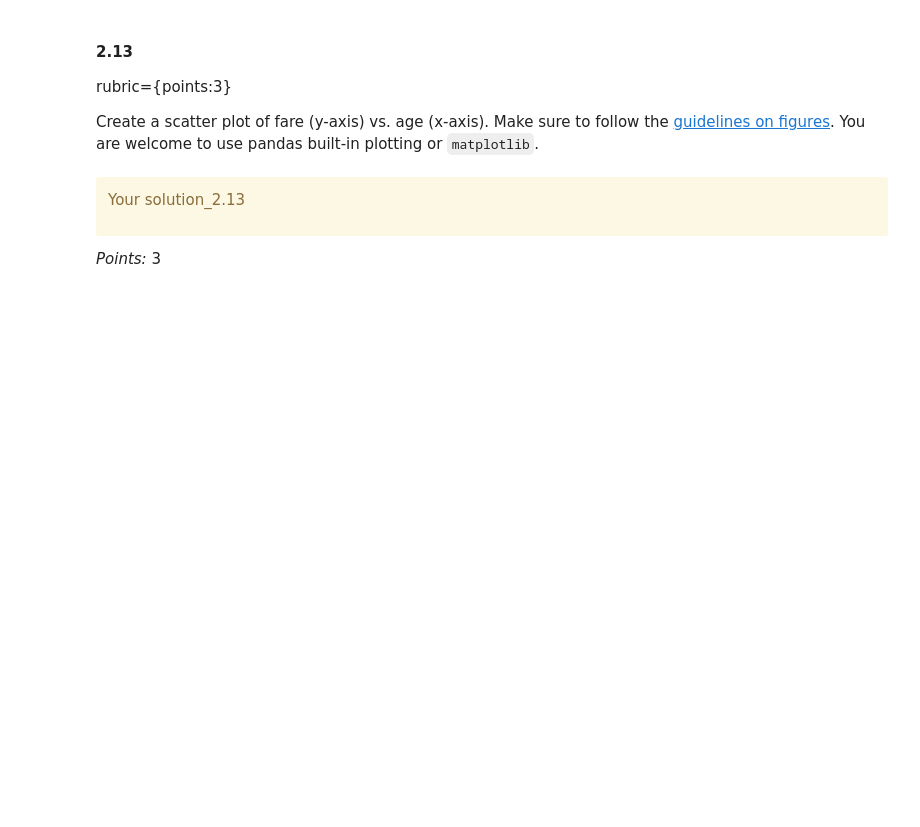
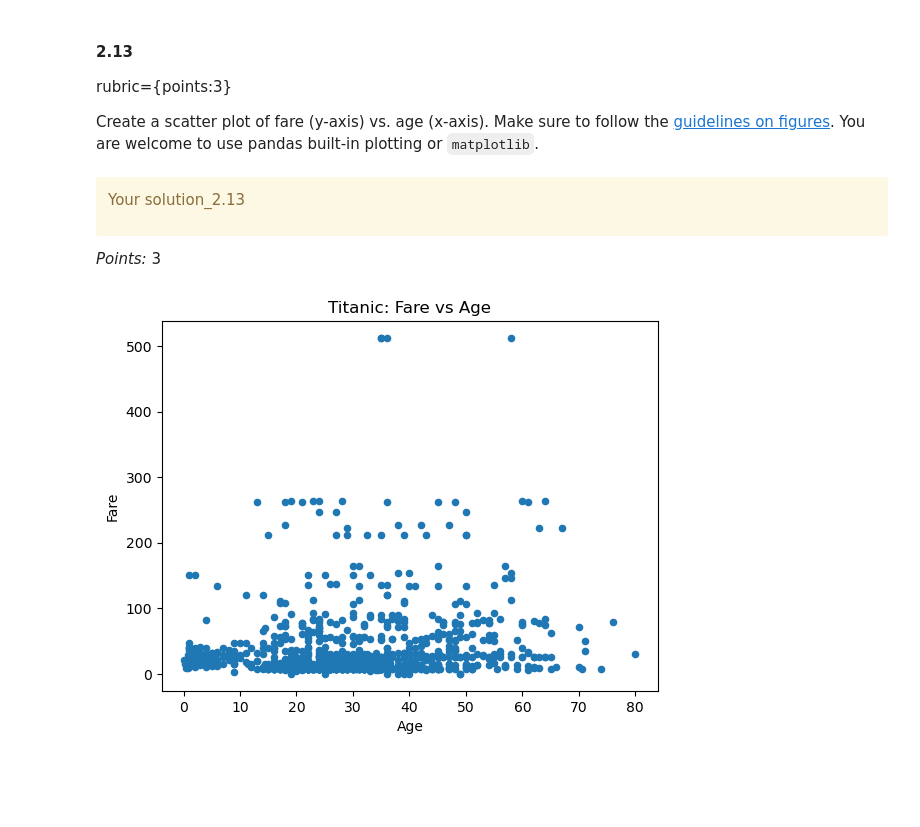
Before and after one commit to akherani16/cs330-hw1, a Jupyter notebook: hw1.ipynb, the cells around one changed output. Drawn from its saved outputs; the diff is of its cells as text; code cells hidden in the pictures; blank space fills up the shorter version.

```diff
--- a/hw1.ipynb
+++ b/hw1.ipynb
@@ -170,0 +167,4 @@ titanic_df = None
+# %%
+titanic_df = pd.read_csv("data/titanic.csv")
+
+...
@@ -213,3 +215,8 @@ _Points:_ 2
+# %%
+titanic_df.rename(
+    columns={"sibsp": "siblings_spouses", "parch": "parents_children"},
+    inplace=True
+)
 # %%
 assert set(["siblings_spouses", "parents_children"]).issubset(
     titanic_df.columns
@@ -458,3 +524,11 @@ _Points:_ 3
+# %%
+ax = titanic_df.plot.scatter(x="age", y="fare")
+ax.set_xlabel("Age")
+ax.set_ylabel("Fare")
+ax.set_title("Titanic: Fare vs Age")
+plt.show()
+# %% [output]
+[figure, added]
 # %% [markdown]
 <!-- END QUESTION -->
 
```
Also changed, not shown: parts of 38 cells of this notebook.
